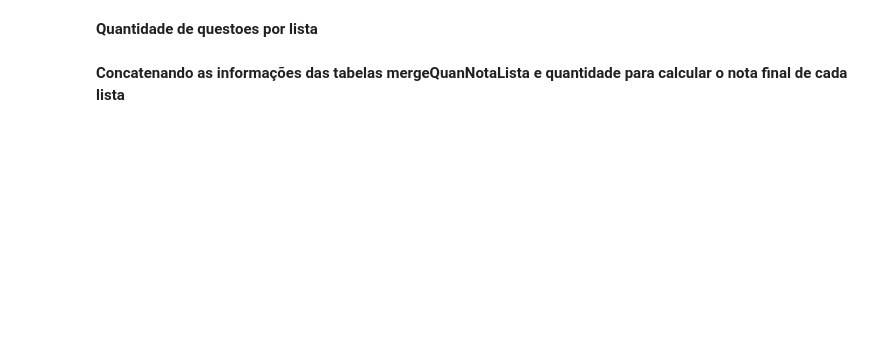
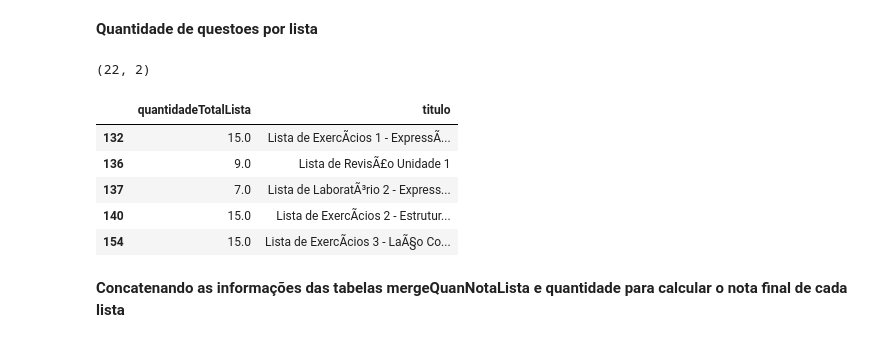
Before and after one commit to repitta/CienciaDeDadosEducacionais, a Jupyter notebook: notas_das_listas_de_LOP.ipynb, the cells around one changed output. Saved outputs shown, nothing was run; the diff lists cells and outputs as text; code cells hidden in the pictures; blank space fills up the shorter version.

```diff
--- a/notas_das_listas_de_LOP.ipynb
+++ b/notas_das_listas_de_LOP.ipynb
@@ -132,10 +162,18 @@ mergeQuanNotaLista.head(1)
 # %% [markdown]
 **Quantidade de questoes por lista**
 # %%
-quantQuesList = listaNovo[['quantidade','titulo']]
+quantQuesList = mergeSituacoeUsuariosSubLista[['quantidadeTotalLista','titulo']]
 quantQuesList =quantQuesList.drop_duplicates()
 print(quantQuesList.shape)
 quantQuesList.head()
+# %% [output]
+(22, 2)
+|  | quantidadeTotalLista | titulo |
+| 132 | 15.0 | Lista de ExercÃ­cios 1 - ExpressÃ... |
+| 136 | 9.0 | Lista de RevisÃ£o Unidade 1 |
+| 137 | 7.0 | Lista de LaboratÃ³rio 2 - Express... |
+| 140 | 15.0 | Lista de ExercÃ­cios 2 - Estrutur... |
+| 154 | 15.0 | Lista de ExercÃ­cios 3 - LaÃ§o Co... |
 # %% [markdown]
 **Concatenando as informações das tabelas mergeQuanNotaLista e quantidade para calcular o nota final de cada lista**
 # %%
```
Also changed, not shown: parts of 14 cells of this notebook.
